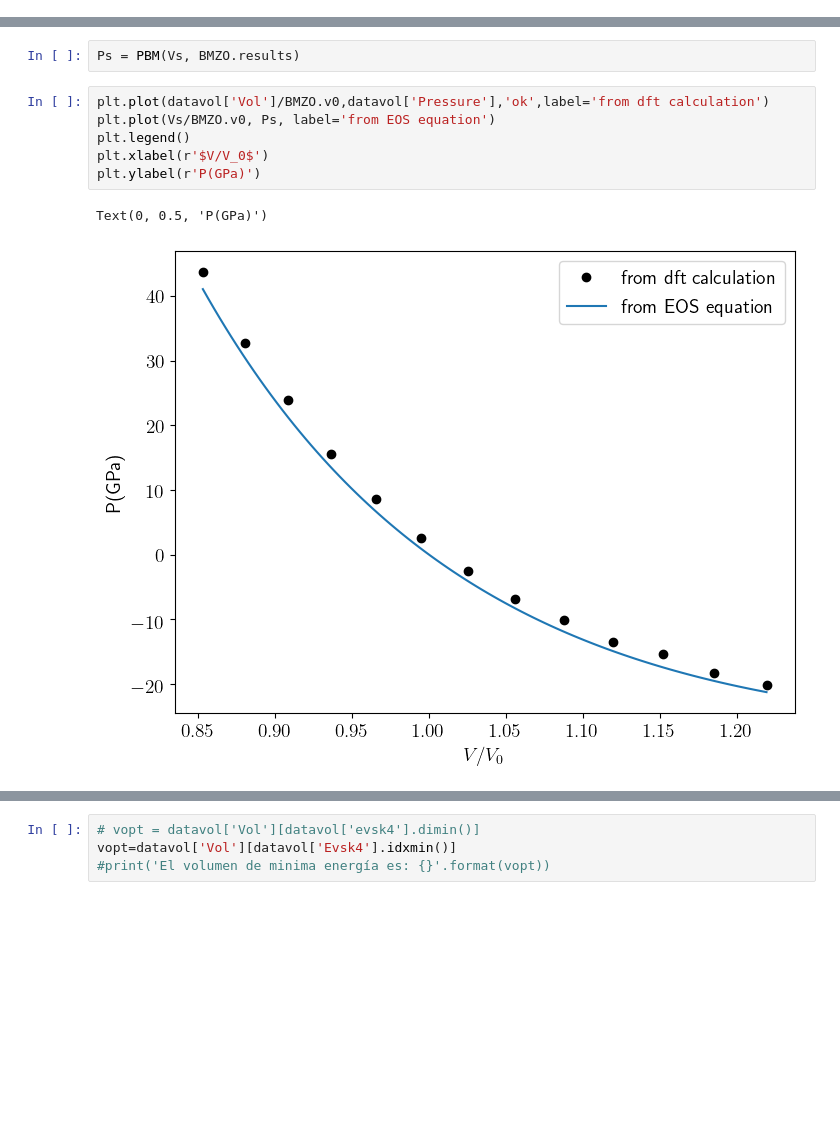
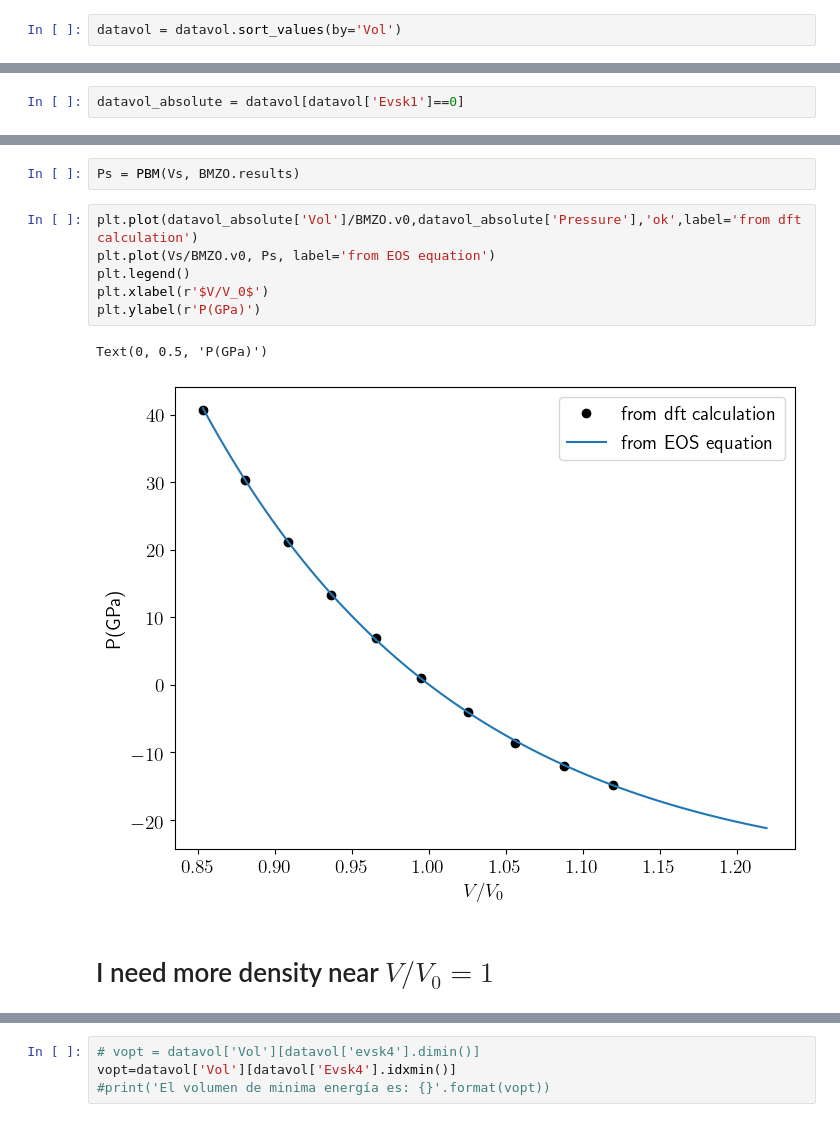
Before and after one commit to mdforti/ZrO2-Notebooks, a Jupyter notebook: ZrO2_Mass_Vs_Vol-Copy1.ipynb, the cells around one changed output, grey strips where cells are left out. Drawn from its saved outputs; the diff is of its cells as text; blank space fills up the shorter version.

```diff
--- a/ZrO2_Mass_Vs_Vol-Copy1.ipynb
+++ b/ZrO2_Mass_Vs_Vol-Copy1.ipynb
@@ -37,5 +21,7 @@ ZrO2-new-12 85.90 -20.077  -.55558600E+02 -.55555534E+02 -.55555878E+02 -.555562
 # %%
 datavol = pd.read_csv('datavol.dat', sep='\s+')
+# %%
+datavol = datavol.sort_values(by='Vol')
 # %%
 datavol
 # %% [output]
@@ -56,2 +64,4 @@ datavol
+# %%
+datavol_absolute = datavol[datavol['Evsk1']==0]
 # %%
 fig, ax = plt.subplots(1,2, figsize=(15,8))
@@ -118,11 +131,13 @@ def PBM(V, constants):
 # %%
 Ps = PBM(Vs, BMZO.results)
 # %%
-plt.plot(datavol['Vol']/BMZO.v0,datavol['Pressure'],'ok',label='from dft calculation')
+plt.plot(datavol_absolute['Vol']/BMZO.v0,datavol_absolute['Pressure'],'ok',label='from dft calculation')
 plt.plot(Vs/BMZO.v0, Ps, label='from EOS equation')
 plt.legend()
 plt.xlabel(r'$V/V_0$')
 plt.ylabel(r'P(GPa)')
 # %% [output]
 Text(0, 0.5, 'P(GPa)')
-[figure, old version]
+[figure, new version]
+# %% [markdown]
+# I need more density near $V/V_0=1$
```
Also changed, not shown: parts of 7 cells of this notebook, 2 other files.
